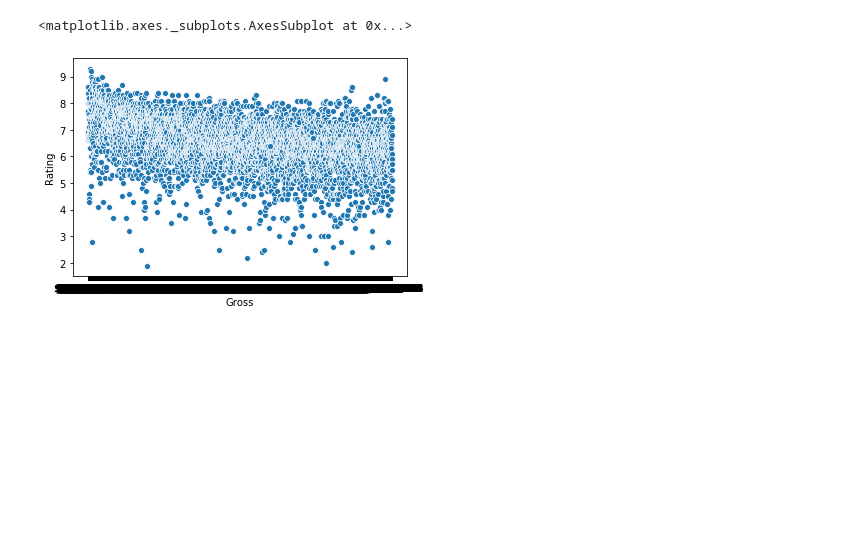
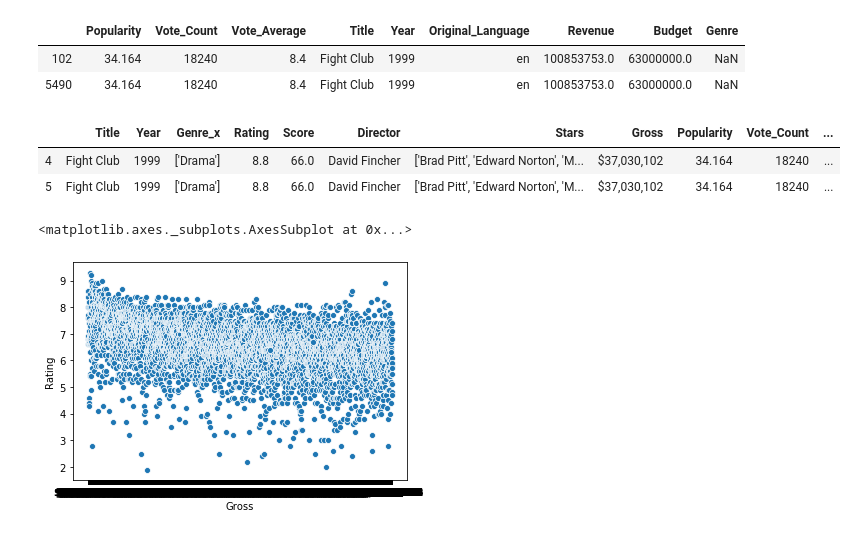
Before and after one commit to CaryMosley/Mod1Project, a Jupyter notebook: CaryDataClean.ipynb, the cells around one changed output. Drawn from its saved outputs; the diff is of its cells as text; code cells hidden in the pictures; blank space fills up the shorter version.

```diff
--- a/CaryDataClean.ipynb
+++ b/CaryDataClean.ipynb
@@ -23,7 +39,2 @@ df.drop(columns = ['Unnamed: 0'], axis = 0,inplace = True)
-# %%
-df['Gross'] = df['Gross'].astype(str)
-# %%
-df['Gross'] = df['Gross'].apply(lambda x: x.replace(',',''))
-df['Gross'] = df['Gross'].apply(lambda x: x.replace('$',''))
-# %%
-df['Gross'] = df['Gross'].astype(int)
+# %%
+merged = pd.merge(left = df, right = df2, on=['Title', 'Year'])
@@ -30,3 +62,15 @@ df['Gross'] = df['Gross'].astype(int)
+# %%
+df2.loc[df2['Title']=='Fight Club']
+# %% [output]
+|  | Popularity | Vote_Count | Vote_Average | Title | Year | Original_Language | Revenue | Budget | Genre |
+| 102 | 34.164 | 18240 | 8.4 | Fight Club | 1999 | en | 100853753.0 | 63000000.0 | NaN |
+| 5490 | 34.164 | 18240 | 8.4 | Fight Club | 1999 | en | 100853753.0 | 63000000.0 | NaN |
+# %%
+merged.loc[merged['Title']=='Fight Club']
+# %% [output]
+|  | Title | Year | Genre_x | Rating | Score | Director | Stars | Gross | Popularity | Vote_Count | ... |
+| 4 | Fight Club | 1999 | ['Drama'] | 8.8 | 66.0 | David Fincher | ['Brad Pitt', 'Edward Norton', 'M... | $37,030,102 | 34.164 | 18240 | ... |
+| 5 | Fight Club | 1999 | ['Drama'] | 8.8 | 66.0 | David Fincher | ['Brad Pitt', 'Edward Norton', 'M... | $37,030,102 | 34.164 | 18240 | ... |
 # %%
 gross = df['Gross']
 rating = df['Rating']
```
Also changed, not shown: parts of 20 cells of this notebook, 1 other file.
